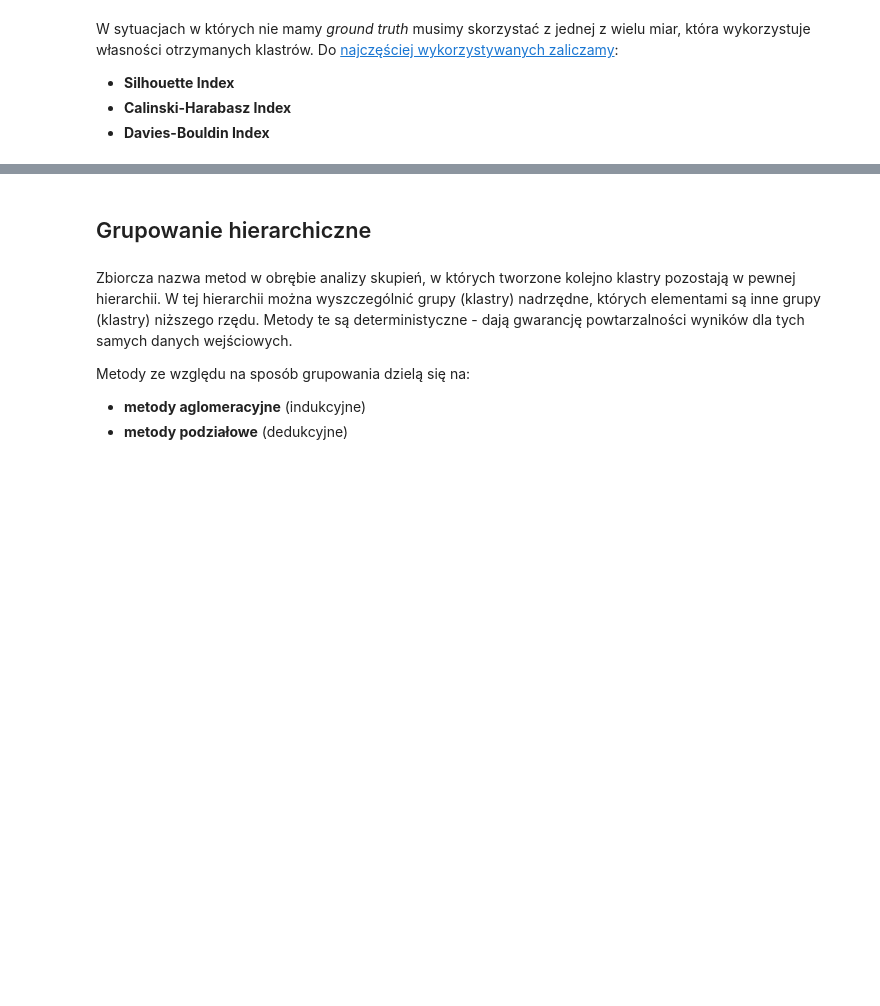
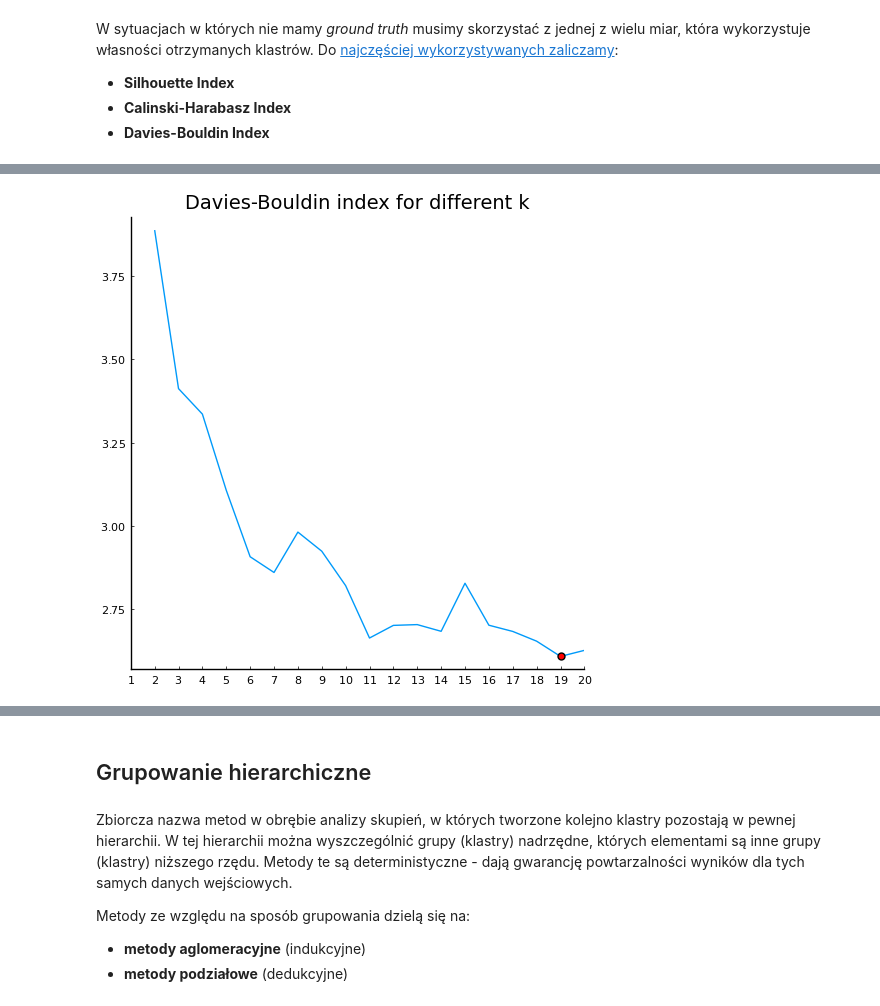
Before and after one commit to bartoszpankratz/-223490---0286--Statystyczne-Reguly-Decyzyjne--zima-2019-20, a Jupyter notebook: wykład 5/Wprowadzenie_do_uczenia_nienadzorowanego.ipynb, the cells around one changed output, grey strips where cells are left out. Cells and saved outputs as stored; diff of their text form; code cells hidden in the pictures; blank space fills up the shorter version.

```diff
--- a/wykład 5/Wprowadzenie_do_uczenia_nienadzorowanego.ipynb
+++ b/wykład 5/Wprowadzenie_do_uczenia_nienadzorowanego.ipynb
@@ -204,0 +226,14 @@ W sytuacjach w których nie mamy <i>ground truth</i> musimy skorzystać z jednej
+# %%
+DBs = []
+for k = 2:20
+    assigment, centroids, _ = kmeans(images',k, plotting = false);
+    push!(DBs, Davies_Bouldin(assigment, images', centroids))
+end
+# %%
+plot(collect(2:20), DBs)
+scatter!((collect(2:20)[findmin(DBs)[2]],findmin(DBs)[1]),  markersize  = 5, color = :red)
+plot!(legend = false, title = "Davies-Bouldin index for different k",
+                grid = false, size = (500,500),
+                xticks = 1:20, xlims = (1,20))
+# %% [output]
+[figure, added]
```
Also changed, not shown: parts of 33 cells of this notebook.
